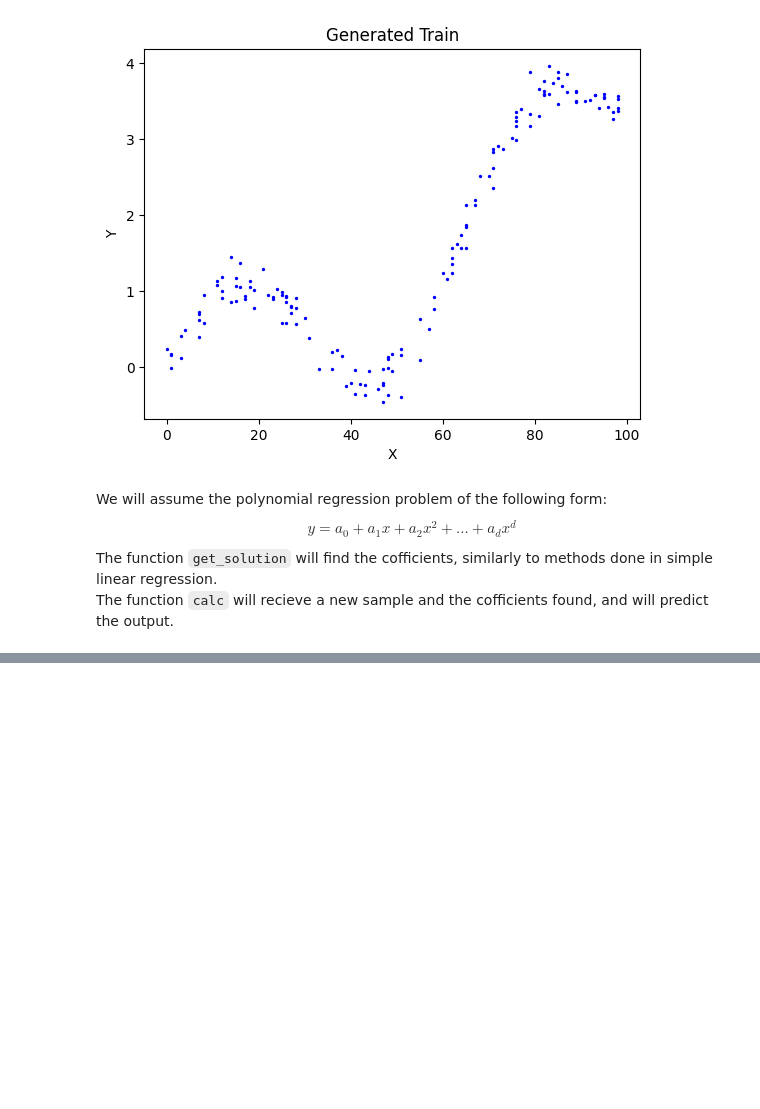
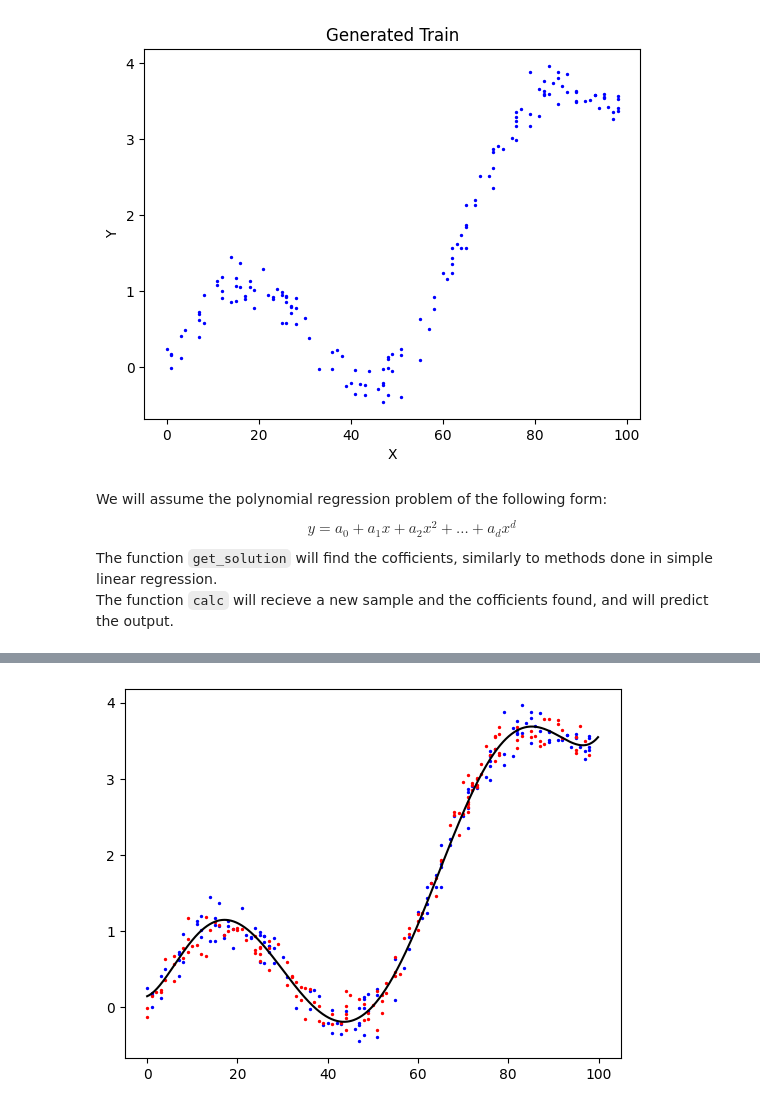
Before and after one commit to aseel1/Machine-learning, a Jupyter notebook: HW3/HW3.ipynb, the cells around one changed output, grey strips where cells are left out. Drawn from its saved outputs; the diff is of its cells as text; code cells hidden in the pictures; blank space fills up the shorter version.

```diff
--- a/HW3/HW3.ipynb
+++ b/HW3/HW3.ipynb
@@ -943,0 +930,34 @@ Running the current code with $d=1$ yields a simple regressor.
+# %%
+
+def get_solution(X, y, degree=2):
+    # Ensure X is a 2-dimensional array
+    X = X.reshape(-1, 1)
+
+    # Generate polynomial features
+    X_poly = np.hstack([X**i for i in range(1, degree + 1)])
+
+    # Add a column of ones to X_poly for the intercept term
+    X_with_intercept = np.hstack([np.ones((X_poly.shape[0], 1)), X_poly])
+
+    # Compute the transpose of X_with_intercept
+    X_transpose = X_with_intercept.T
+
+    # Compute the product of X_transpose and X_with_intercept
+    X_transpose_X = X_transpose.dot(X_with_intercept)
+
+    # Compute the inverse of X_transpose_X
+    inverse_X_transpose_X = np.linalg.inv(X_transpose_X)
+
+    # Compute the product of X_transpose and y
+    X_transpose_y = X_transpose.dot(y)
+
+    # Compute the product of the inverse of X_transpose_X and X_transpose_y
+    coeff = inverse_X_transpose_X.dot(X_transpose_y)
+
+    # Return the coefficients
+    return coeff
+
+def calc(x, coefs):
+    # Calculate the predicted output using the polynomial coefficients
+    y_pred = sum(coef * x**i for i, coef in enumerate(coefs))
+    return y_pred
@@ -944,13 +973,17 @@ Running the current code with $d=1$ yields a simple regressor.
 # %%
 xx = np.arange(0, 100, 0.1)
 yy = []
 
-weights = get_solution(x_train, y_train, 1)
+
+
+weights = get_solution(x_train, y_train, 7)
 
 for samp in xx:
   yy.append(calc(samp, weights))
 
 plt.scatter(x_train, y_train, color='blue', s=2, label='train')
 plt.scatter(x_test, y_test, color='red', s=2, label='test')
 plt.plot(xx, yy, color='black')
 plt.show()
+# %% [output]
+[figure, added]
```
Also changed, not shown: parts of 6 cells of this notebook.
